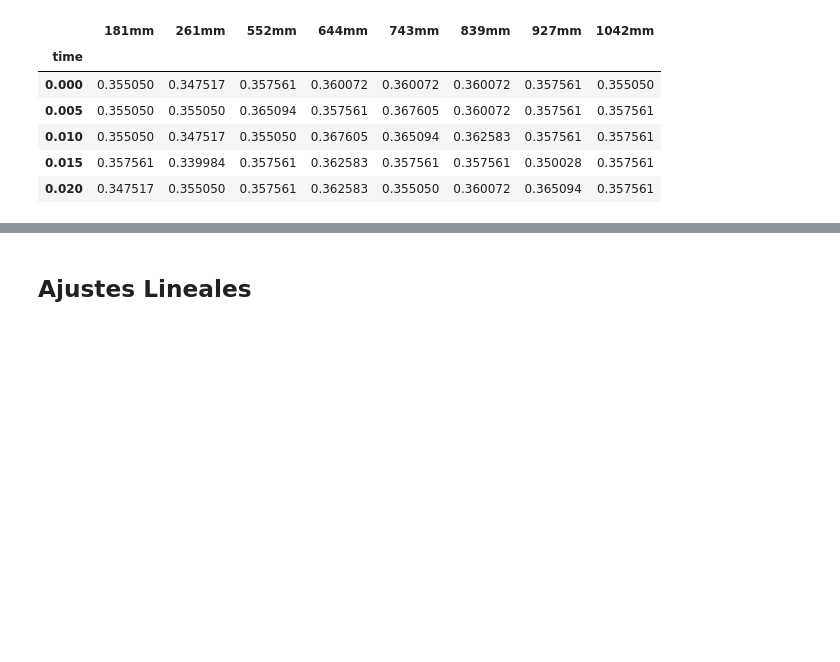
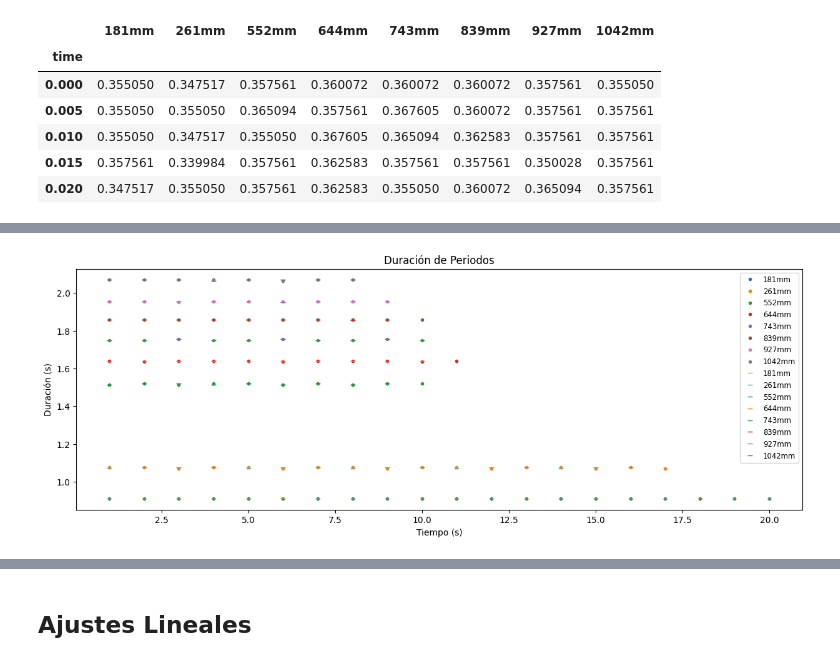
Before and after one commit to LecJackS/Mecanica-y-Termodinamica-2024-1C, a Jupyter notebook: Laboratorios/Labo03-04/Labo02.ipynb, the cells around one changed output, grey strips where cells are left out. Cells and saved outputs as stored; diff of their text form; code cells hidden in the pictures; blank space fills up the shorter version.

```diff
--- a/Laboratorios/Labo03-04/Labo02.ipynb
+++ b/Laboratorios/Labo03-04/Labo02.ipynb
@@ -153,3 +196,20 @@ plt.legend(columns+columns, fontsize='small')
 plt.show()
 # %% [output]
 [figure]
+# %%
+
+plt.figure(figsize=(15,5))
+
+for i in range(len(even_period_dfs)):
+    even_period_dfs[i]['time'].diff().plot(style='.')
+
+for i in range(len(odd_period_dfs)):
+    odd_period_dfs[i]['time'].diff().plot(style='_')
+
+plt.title("Duración de Periodos")
+plt.xlabel("Tiempo (s)")
+plt.ylabel("Duración (s)")
+plt.legend(columns+columns, fontsize='small')
+plt.show()
+# %% [output]
+[figure, added]
```
Also changed, not shown: parts of 24 cells of this notebook.
